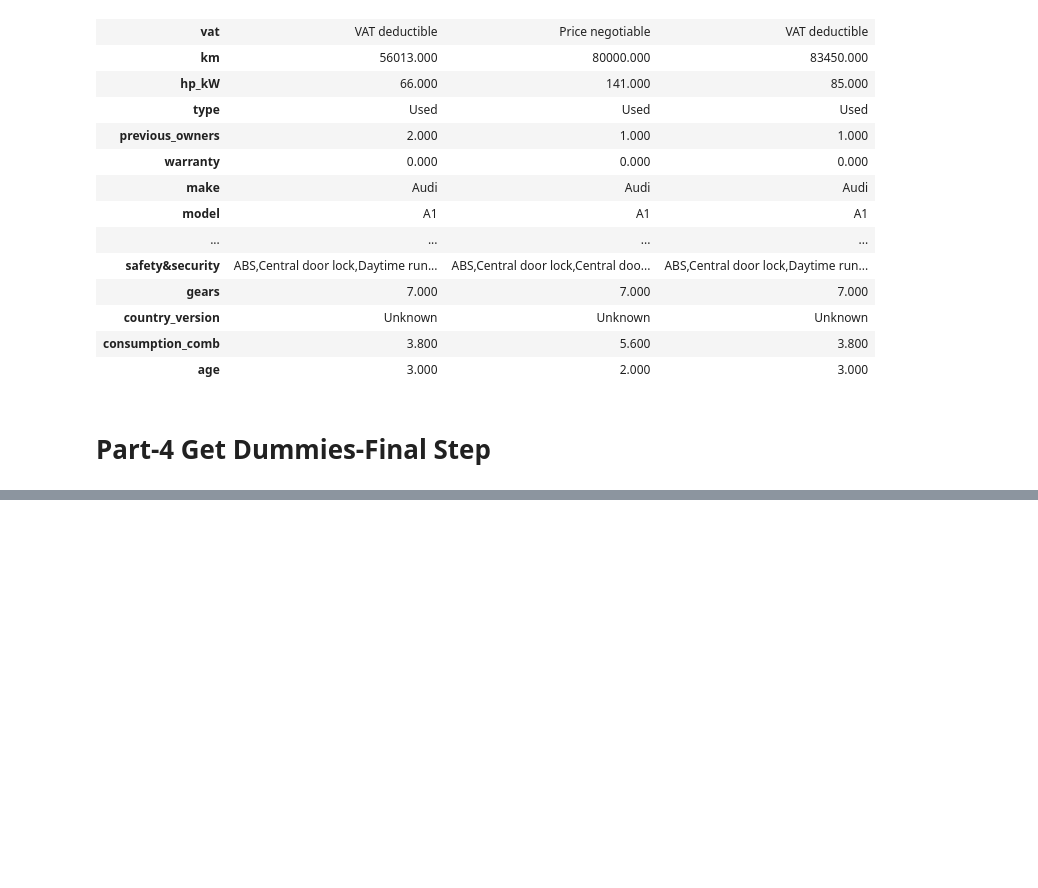
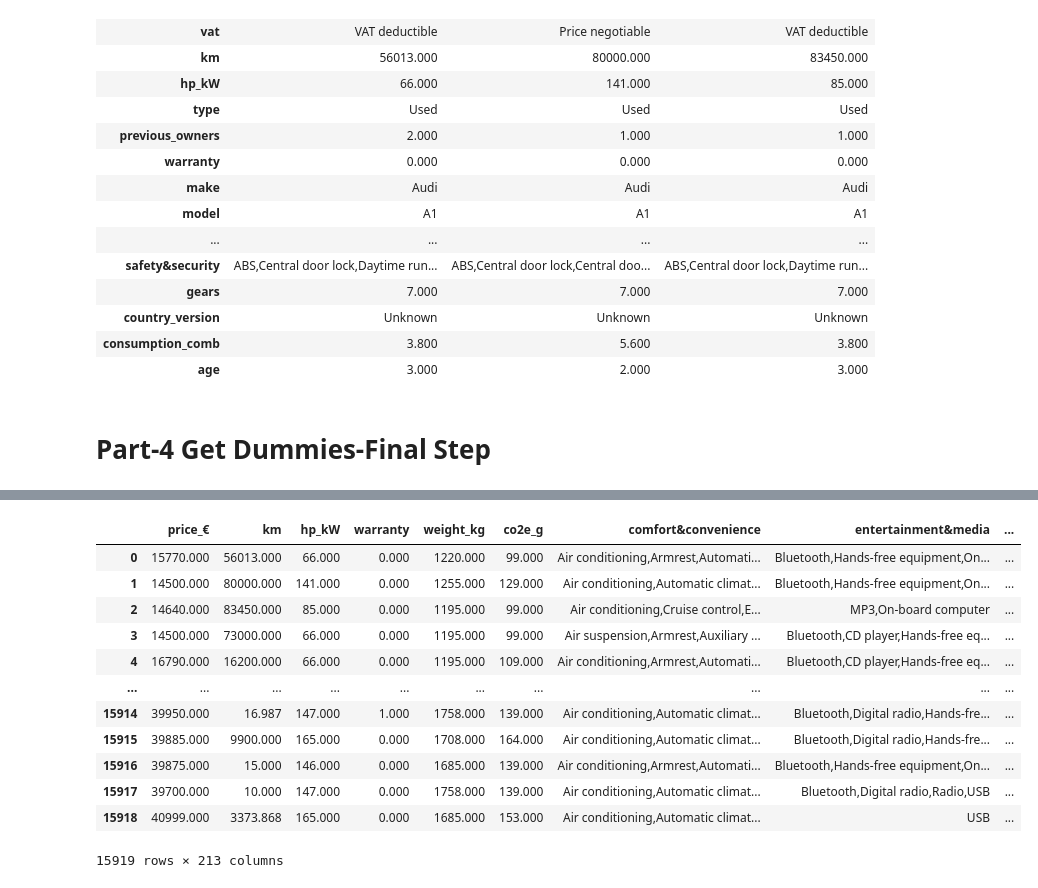
Before and after one commit to ustab/SOURCE, a Jupyter notebook: Expolatory Data Analysis(EDA) Capstone Project-Scout Car/Capstone Project-(4.Final Step-Get Dummies).ipynb, the cells around one changed output, grey strips where cells are left out. Saved outputs shown, nothing was run; the diff lists cells and outputs as text; code cells hidden in the pictures; blank space fills up the shorter version.

```diff
--- a/Expolatory Data Analysis(EDA) Capstone Project-Scout Car/Capstone Project-(4.Final Step-Get Dummies).ipynb
+++ b/Expolatory Data Analysis(EDA) Capstone Project-Scout Car/Capstone Project-(4.Final Step-Get Dummies).ipynb
@@ -100,0 +157,2 @@ pd.get_dummies(df, columns=["body_type",
+# %%
+comfort_dummy = df["comfort&convenience"].str.get_dummies(sep=",").add_prefix("c&c_")
@@ -100,0 +175,2 @@ pd.get_dummies(df, columns=["body_type",
+# %%
+entertainment_dummy = df["entertainment&media"].str.get_dummies(sep=",").add_prefix("e&m_")
@@ -100,0 +213,16 @@ pd.get_dummies(df, columns=["body_type",
+# %%
+df_dummy.join([comfort_dummy, entertainment_dummy, extras_dummy, safety_dummy])
+# %% [output]
+|  | price_€ | km | hp_kW | warranty | weight_kg | co2e_g | comfort&convenience | entertainment&media | ... |
+| 0 | 15770.000 | 56013.000 | 66.000 | 0.000 | 1220.000 | 99.000 | Air conditioning,Armrest,Automati... | Bluetooth,Hands-free equipment,On... | ... |
+| 1 | 14500.000 | 80000.000 | 141.000 | 0.000 | 1255.000 | 129.000 | Air conditioning,Automatic climat... | Bluetooth,Hands-free equipment,On... | ... |
+| 2 | 14640.000 | 83450.000 | 85.000 | 0.000 | 1195.000 | 99.000 | Air conditioning,Cruise control,E... | MP3,On-board computer | ... |
+| 3 | 14500.000 | 73000.000 | 66.000 | 0.000 | 1195.000 | 99.000 | Air suspension,Armrest,Auxiliary ... | Bluetooth,CD player,Hands-free eq... | ... |
+| 4 | 16790.000 | 16200.000 | 66.000 | 0.000 | 1195.000 | 109.000 | Air conditioning,Armrest,Automati... | Bluetooth,CD player,Hands-free eq... | ... |
+| ... | ... | ... | ... | ... | ... | ... | ... | ... | ... |
+| 15914 | 39950.000 | 16.987 | 147.000 | 1.000 | 1758.000 | 139.000 | Air conditioning,Automatic climat... | Bluetooth,Digital radio,Hands-fre... | ... |
+| 15915 | 39885.000 | 9900.000 | 165.000 | 0.000 | 1708.000 | 164.000 | Air conditioning,Automatic climat... | Bluetooth,Digital radio,Hands-fre... | ... |
+| 15916 | 39875.000 | 15.000 | 146.000 | 0.000 | 1685.000 | 139.000 | Air conditioning,Armrest,Automati... | Bluetooth,Hands-free equipment,On... | ... |
+| 15917 | 39700.000 | 10.000 | 147.000 | 0.000 | 1758.000 | 139.000 | Air conditioning,Automatic climat... | Bluetooth,Digital radio,Radio,USB | ... |
+| 15918 | 40999.000 | 3373.868 | 165.000 | 0.000 | 1685.000 | 153.000 | Air conditioning,Automatic climat... | USB | ... |
+15919 rows × 213 columns
```
Also changed, not shown: parts of 15 cells of this notebook, 1 other file.
